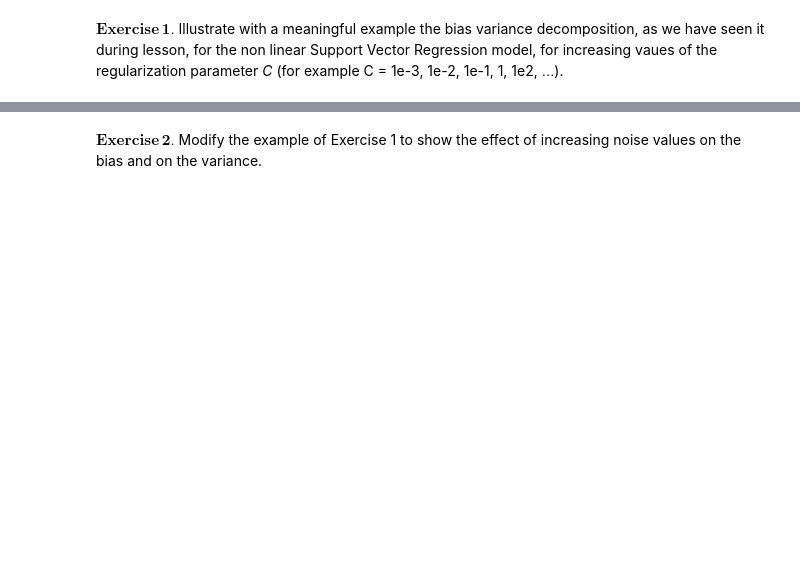
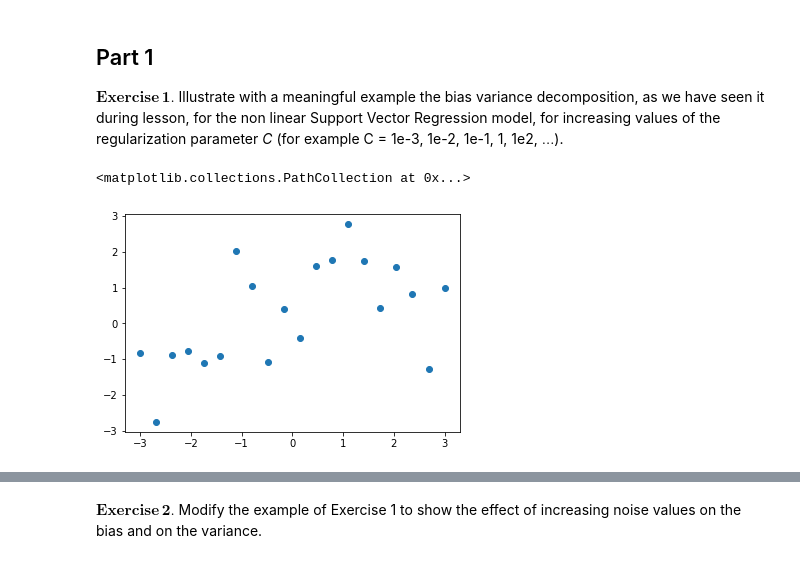
Before and after one commit to qlero/UCA_MSc-DS1, a Jupyter notebook: 2_model_selection/lecture_5/Assignments 2.ipynb, the cells around one changed output, grey strips where cells are left out. Saved outputs shown, nothing was run; the diff lists cells and outputs as text; code cells hidden in the pictures; blank space fills up the shorter version.

```diff
--- a/2_model_selection/lecture_5/Assignments 2.ipynb
+++ b/2_model_selection/lecture_5/Assignments 2.ipynb
@@ -3,2 +18,4 @@
 # %% [markdown]
-$\mathbf{Exercise\, 1.}$ Illustrate with a meaningful example the bias variance decomposition, as we have seen it during lesson, for the non linear Support Vector Regression model, for increasing vaues of the regularization parameter _C_ (for example C = 1e-3, 1e-2, 1e-1, 1, 1e2, $\ldots$).
+## Part 1
+
+$\mathbf{Exercise\, 1.}$ Illustrate with a meaningful example the bias variance decomposition, as we have seen it during lesson, for the non linear Support Vector Regression model, for increasing values of the regularization parameter _C_ (for example C = 1e-3, 1e-2, 1e-1, 1, 1e2, $\ldots$).
@@ -11,0 +100,19 @@ poly = SVR(kernel='rbf', C = parameter_value)
+# %%
+# Variable declarations
+
+minimum = -3
+maximum = 3
+n_samples = 20
+sample_draws = 20
+noise_level = 1
+
+starting_parameter_value = 1e-5
+parameter_range = 10
+# %%
+# Generation of example dataset
+
+X, y = sample_data_batch(minimum, maximum, f, n_samples, noise_level)
+plt.scatter(X,y)
+# %% [output]
+<matplotlib.collections.PathCollection at 0x...>
+[figure, added]
```
Also changed, not shown: parts of 40 cells of this notebook, 1 other file.
